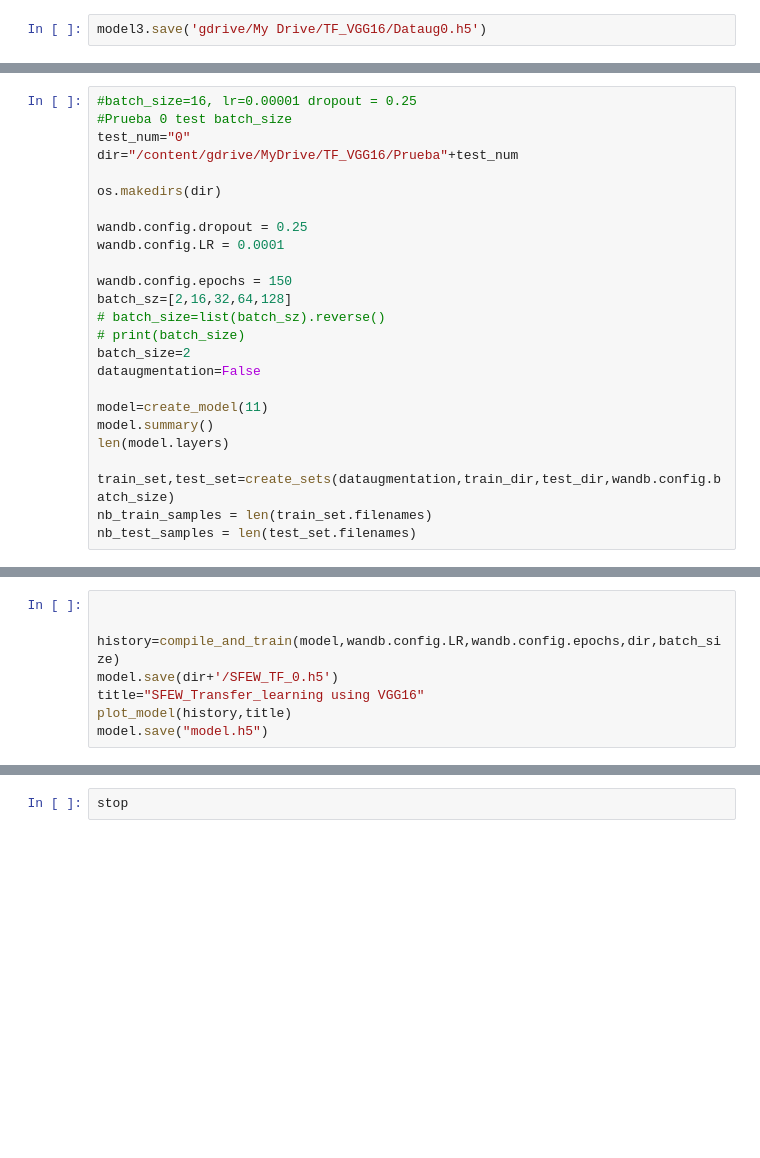
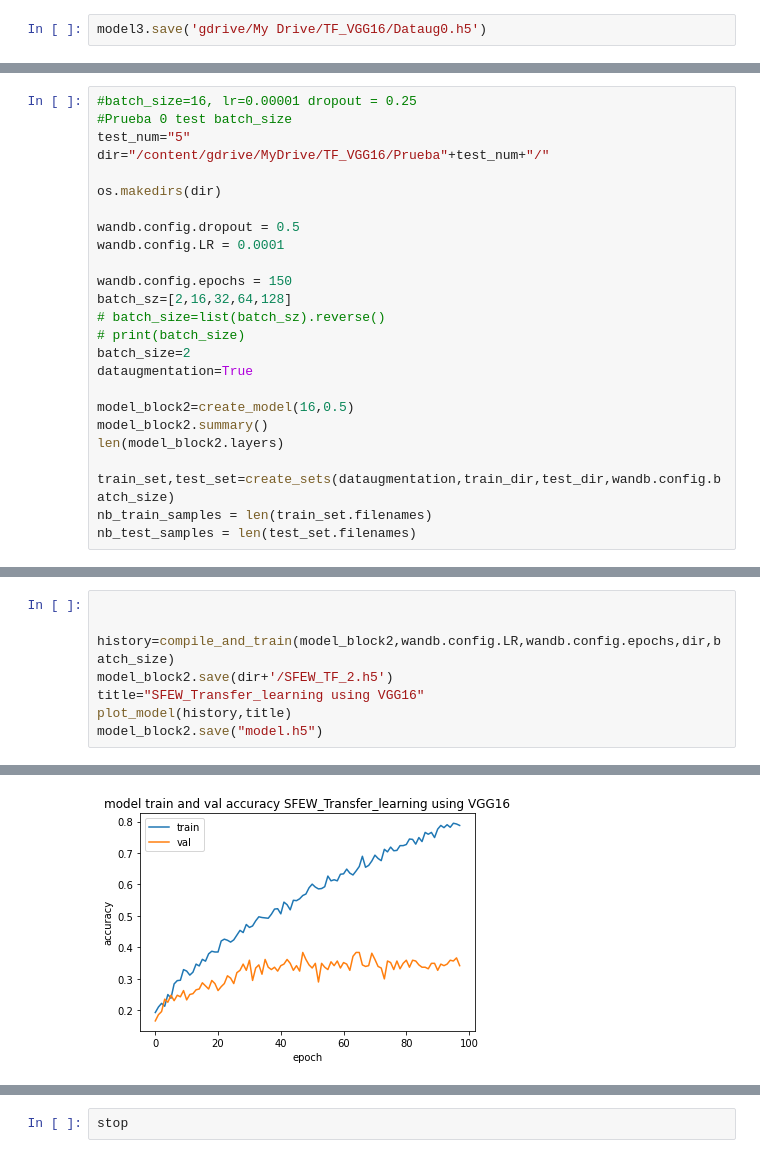
Before and after one commit to Caterina1996/SFEW_dataset, a Jupyter notebook: SFEW_TF_VGG16_dataug.ipynb, the cells around one changed output, grey strips where cells are left out. Cells and saved outputs as stored; diff of their text form; blank space fills up the shorter version.

```diff
--- a/SFEW_TF_VGG16_dataug.ipynb
+++ b/SFEW_TF_VGG16_dataug.ipynb
@@ -496,12 +542,12 @@ stop
 # %%
 #batch_size=16, lr=0.00001 dropout = 0.25
 #Prueba 0 test batch_size
-test_num="0"
-dir="/content/gdrive/MyDrive/TF_VGG16/Prueba"+test_num
+test_num="5"
+dir="/content/gdrive/MyDrive/TF_VGG16/Prueba"+test_num+"/"
 
 os.makedirs(dir)
 
-wandb.config.dropout = 0.25
+wandb.config.dropout = 0.5
 wandb.config.LR = 0.0001
 
 wandb.config.epochs = 150
@@ -509,11 +555,11 @@ batch_sz=[2,16,32,64,128]
 # batch_size=list(batch_sz).reverse()
 # print(batch_size)
 batch_size=2
-dataugmentation=False
+dataugmentation=True
 
-model=create_model(11)
-model.summary()
-len(model.layers)
+model_block2=create_model(16,0.5)
+model_block2.summary()
+len(model_block2.layers)
 
 train_set,test_set=create_sets(dataugmentation,train_dir,test_dir,wandb.config.batch_size)
 nb_train_samples = len(train_set.filenames)
@@ -521,8 +585,9 @@ nb_test_samples = len(test_set.filenames)
 # %%
 
 
-history=compile_and_train(model,wandb.config.LR,wandb.config.epochs,dir,batch_size)
-model.save(dir+'/SFEW_TF_0.h5')
+history=compile_and_train(model_block2,wandb.config.LR,wandb.config.epochs,dir,batch_size)
+model_block2.save(dir+'/SFEW_TF_2.h5')
 title="SFEW_Transfer_learning using VGG16"
 plot_model(history,title)
-model.save("model.h5")
+model_block2.save("model.h5")
+# %% [output]
@@ -528,0 +611 @@ model.save("model.h5")
+[figure, added]
```
Also changed, not shown: parts of 17 cells of this notebook.
